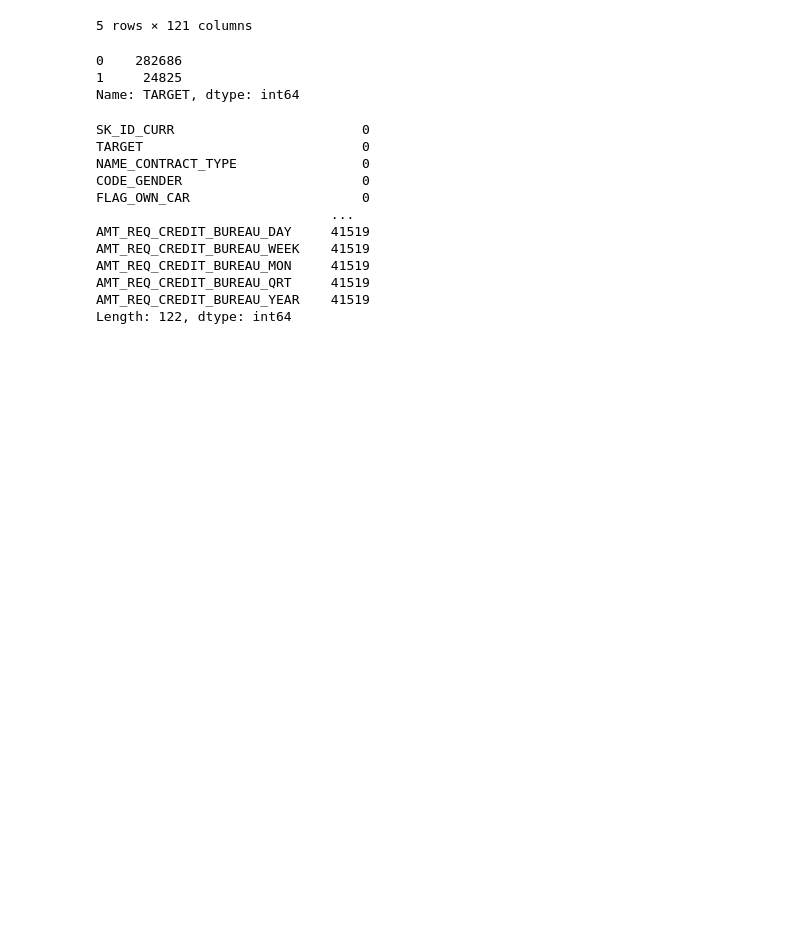
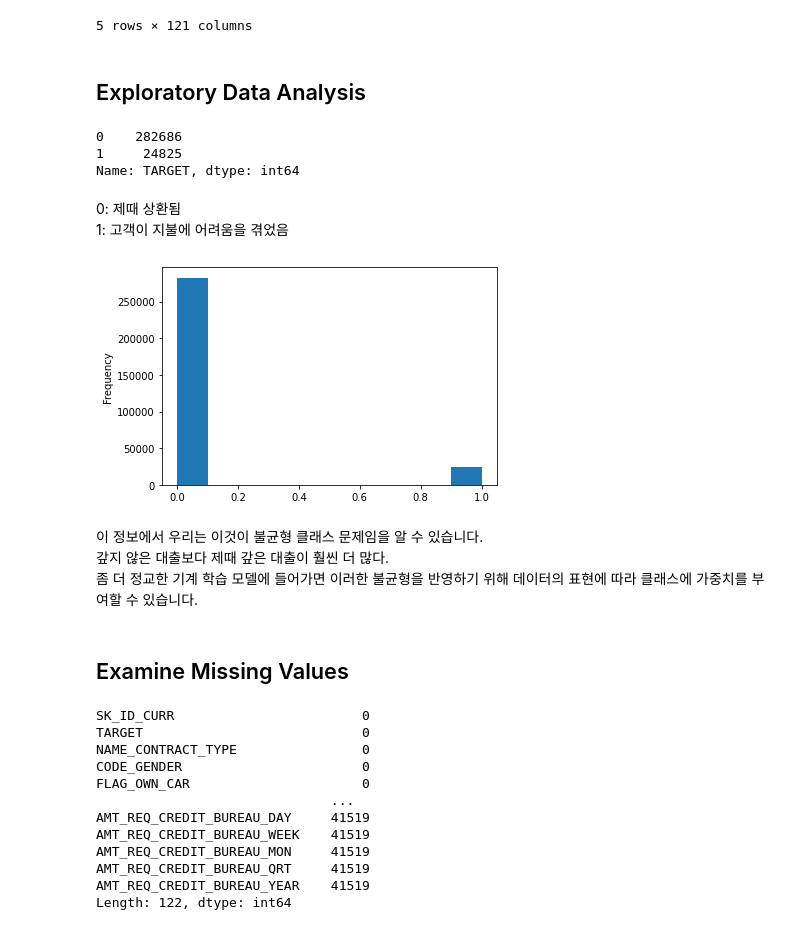
Before and after one commit to uoyhed/kaggle_study, a Jupyter notebook: 03.Home Credit Default Risk/03.Home Credit Default Risk.ipynb, the cells around one changed output. Saved outputs shown, nothing was run; the diff lists cells and outputs as text; code cells hidden in the pictures; blank space fills up the shorter version.

```diff
--- a/03.Home Credit Default Risk/03.Home Credit Default Risk.ipynb
+++ b/03.Home Credit Default Risk/03.Home Credit Default Risk.ipynb
@@ -62,12 +67,27 @@ Testing data shape:  (48744, 121)
 | 3 | 100028 | Cash loans | F | N | Y | 2 | ... |
 | 4 | 100038 | Cash loans | M | Y | N | 1 | ... |
 5 rows × 121 columns
+# %% [markdown]
+## Exploratory Data Analysis
 # %%
 app_train['TARGET'].value_counts()
 # %% [output]
 0    282686
 1     24825
 Name: TARGET, dtype: int64
+# %% [markdown]
+0: 제때 상환됨
+1: 고객이 지불에 어려움을 겪었음
+# %%
+app_train['TARGET'].astype(int).plot.hist();
+# %% [output]
+[figure, added]
+# %% [markdown]
+이 정보에서 우리는 이것이 불균형 클래스 문제임을 알 수 있습니다.
+갚지 않은 대출보다 제때 갚은 대출이 훨씬 더 많다.
+좀 더 정교한 기계 학습 모델에 들어가면 이러한 불균형을 반영하기 위해 데이터의 표현에 따라 클래스에 가중치를 부여할 수 있습니다.
+# %% [markdown]
+## Examine Missing Values
 # %%
 mis_val = app_train.isnull().sum()
 mis_val
```
Also changed, not shown: parts of 28 cells of this notebook, 1 other file.
